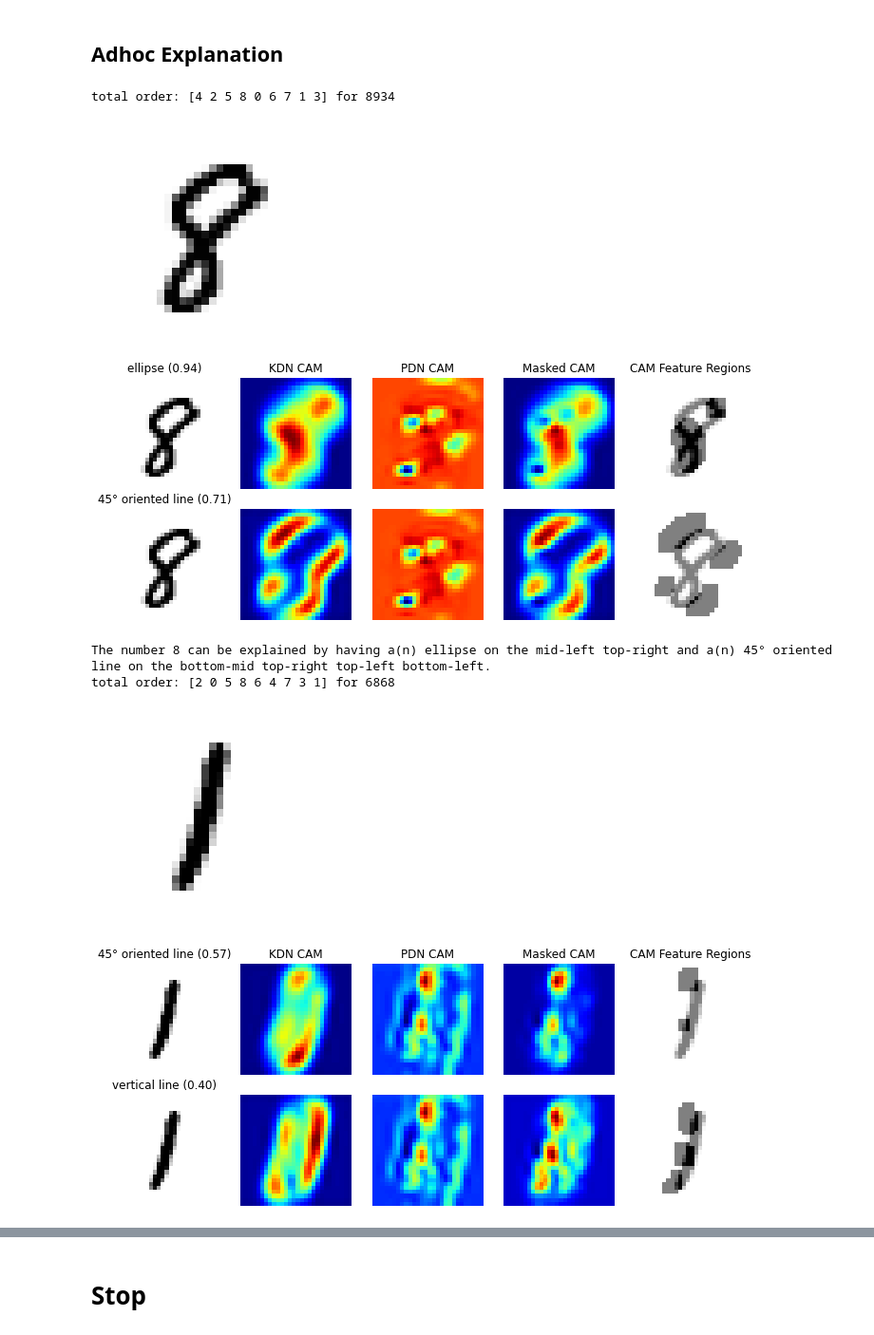
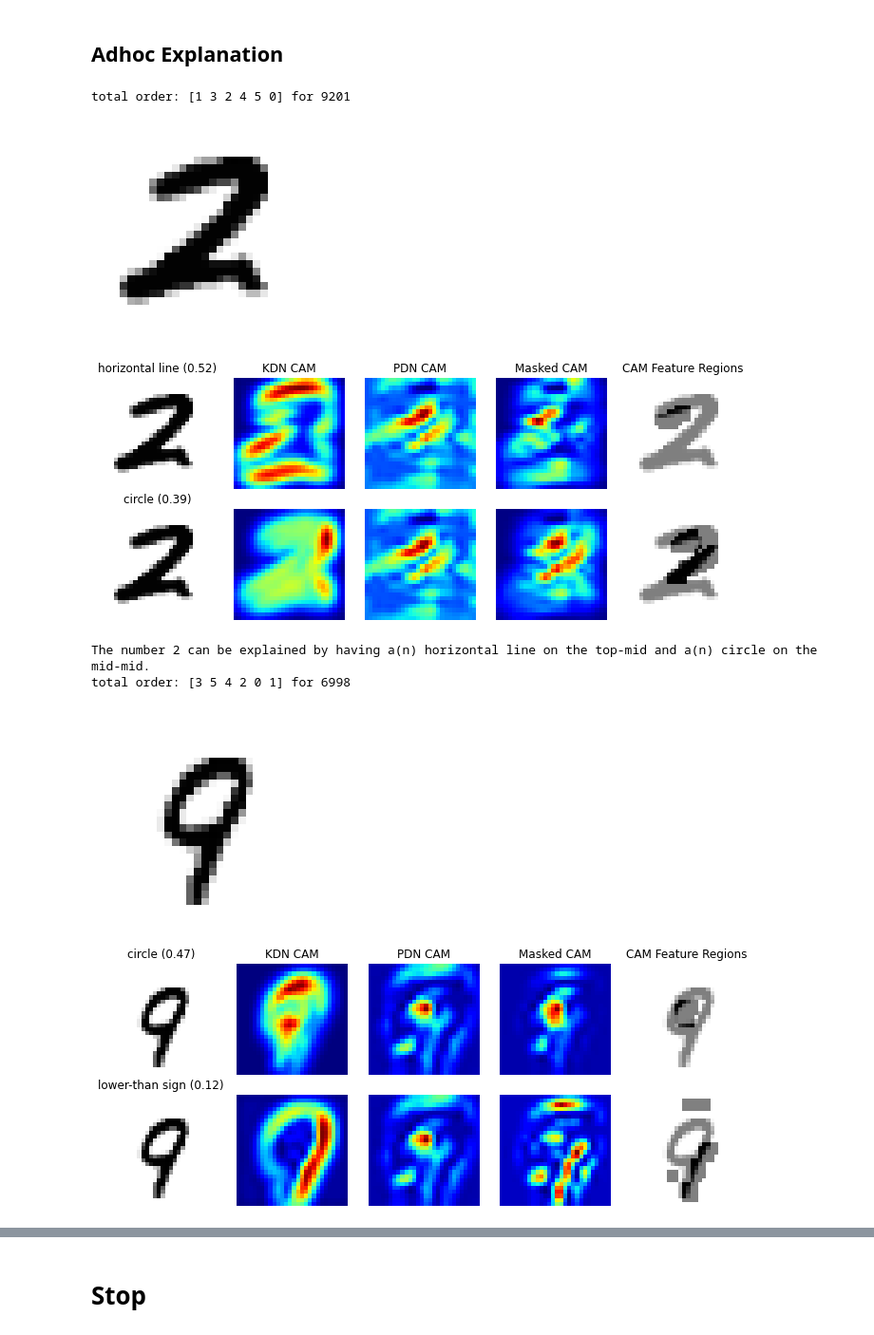
Before and after one commit to fsilvestrim/thesis, a Jupyter notebook: Geo_Cam.ipynb, the cells around one changed output, grey strips where cells are left out. Shown at 95% size. Saved outputs shown, nothing was run; the diff lists cells and outputs as text; code cells hidden in the pictures.

```diff
--- a/Geo_Cam.ipynb
+++ b/Geo_Cam.ipynb
@@ -497,5 +515,12 @@ Training took: 20.95 seconds
 # %%
-image, truth, prediction, _ = get_prediction(model_mnist, mnist_test)
+decomposed_category = np.zeros(shape=(mnist_num_classes))
+decomposed_category[2] = 1
+
+idx = random.choice(np.argwhere(np.equal(mnist_test[1], decomposed_category).all(1)))[0]
+
+print(idx)
+
+image, truth, prediction, _ = get_prediction(model_mnist, mnist_test, idx)
 cam, _, _, _ = grad_cam(image, model_mnist)
 
 show_image(image, mnist_shape)
@@ -529,9 +541,9 @@ geo_dataset_round2 = ("round2", "https://geo-cam.s3.eu-west-1.amazonaws.com/roun
 geo_dataset_threesixty = ("threesixty", "https://geo-cam.s3-eu-west-1.amazonaws.com/threesixtydataset_dataset.npz", ["10", "20", "30", "40", "50", "60", "70", "80", "90", "100", "110", "120", "130", "140", "150", "160", "170", "180"])
 
 # dataset
-# dataset = geo_dataset_simple2
+dataset = geo_dataset_simple2
 # dataset = geo_dataset_simple3
-dataset = geo_dataset_round2
+# dataset = geo_dataset_round2
 dataset_name = dataset[0]
 dataset_labels = dataset[2]
 dataset_num_classes = len(dataset_labels)
@@ -548,7 +560,7 @@ x_train shape: (6300, 28, 28, 1)
 def create_geo_model(name, input_shape, num_classes):
   model = keras.Sequential(
       [
-          keras.Input(shape=input_shape),
+          keras.Input(shape=input_shape, name="geo_input"),
 
           layers.Conv2D(filters=32, kernel_size=(3, 3), padding="same", activation="relu", name="geo_first_conv"),
           layers.MaxPooling2D(pool_size=(2, 2), strides=(2,2)),
@@ -1258,10 +1290,10 @@ def category_metrics():
 # %%
-for method in (grad_cam_m, grad_cam_pp_m):
-  for masked in (False, True):
-    common_cam_method = method
-    localization_check_enabled = True
-    experiment_settings = {'kdn':{'cnn_model':model_geocam_fix_geo_only, 'num_classes': dataset_num_classes, 'cam_method':common_cam_method, 'output_branch':1},
-                   'pdn':{'cnn_model':model_geocam_fix_mnist_last, 'num_classes': mnist_num_classes, 'cam_method':common_cam_method, 'output_branch':0},
-                   'use_mask':masked, 'threshold':common_threshold, 'shape':mnist_shape}
+# for method in (grad_cam_m, grad_cam_pp_m):
+#   for masked in (False, True):
+#     common_cam_method = method
+#     localization_check_enabled = True
+#     experiment_settings = {'kdn':{'cnn_model':model_geocam_fix_geo_only, 'num_classes': dataset_num_classes, 'cam_method':common_cam_method, 'output_branch':1},
+#                    'pdn':{'cnn_model':model_geocam_fix_mnist_last, 'num_classes': mnist_num_classes, 'cam_method':common_cam_method, 'output_branch':0},
+#                    'use_mask':masked, 'threshold':common_threshold, 'shape':mnist_shape}
 
-    category_metrics()
+#     category_metrics()
@@ -1485,9 +1470,10 @@ plt.show()
 # %% [markdown]
 ## Adhoc Explanation
 # %%
-# for sample_id in [9201, 6998, 7979, 5886]:#[6124]:
-for sample_id in range(10):
-  test_image, test_label, test_idx = get_sample(mnist_test)
+sample_id = -1
+for sample_id in [9201, 6998, 7979, 5886, 6124]:
+# for sample_id in range(10):
+  test_image, test_label, test_idx = get_sample(mnist_test, sample_id)
 
   experiment_settings = {'kdn':{'cnn_model':model_geocam_fix_geo_only, 'num_classes': dataset_num_classes, 'cam_method':grad_cam_pp_m, 'output_branch':1},
                    'pdn':{'cnn_model':model_geocam_fix_mnist_first, 'num_classes': mnist_num_classes, 'cam_method':grad_cam_pp_m, 'output_branch':0},
@@ -1514,37 +1500,37 @@ for sample_id in range(10):
                                 {'img': extras['final_cam'][first_pred], 'cmap':'jet', 'title':'Masked CAM'},
                                 {'img': test_image, 'stacked': [{'img': extras['thresholds'][first_pred]}], 'title':"CAM Feature Regions"},
                                 ],[
                                 {'img': test_image, 'cmap':'Greys', 'title':f"{dataset_labels[sec_pred]} ({extras['maxes'][sec_pred]:.2f})"},
                                 {'img': extras['geo_cams'][sec_pred], 'cmap':'jet'},
                                 {'img': extras['pd_cam'], 'cmap':'jet', 'alpha': 0 if experiment_settings['use_mask'] else 1},
                                 {'img': extras['final_cam'][sec_pred], 'cmap':'jet'},
                                 {'img': test_image, 'stacked': [{'img': extras['thresholds'][sec_pred]}]},
                                 ]
                                 ]), mnist_shape, figsize=(12, 12))
 
   explanation = ""
 
   for idx in range(2):
     order = extras['order'][idx]
     verbose_key = dataset_labels[order]
 
     grid_positions = extras['grid_pos'][order]
 
     if len(grid_positions) > 0:
       if len(explanation) > 0:
         explanation += " and"
       explanation += f" a(n) {verbose_key} on the"
 
     for grid_position in grid_positions:
       verbose_grid_pos = get_verbose_grid_position(*grid_position)
       explanation += f" {verbose_grid_pos[1]}-{verbose_grid_pos[0]}"
 
   print(f"The number {extras['predictions']} can be explained by having{explanation}.")
 # %% [output]
-total order: [4 2 5 8 0 6 7 1 3] for 8934
+total order: [1 3 2 4 5 0] for 9201
-[figure, old version]
+[figure, new version]
-[figure, old version]
+[figure, new version]
-The number 8 can be explained by having a(n) ellipse on the mid-left top-right and a(n) 45° oriented line on the bottom-mid top-right top-left bottom-left.
-total order: [2 0 5 8 6 4 7 3 1] for 6868
+The number 2 can be explained by having a(n) horizontal line on the top-mid and a(n) circle on the mid-mid.
+total order: [3 5 4 2 0 1] for 6998
-[figure, old version]
+[figure, new version]
-[figure, old version]
+[figure, new version]
```
Also changed, not shown: parts of 30 cells of this notebook.
